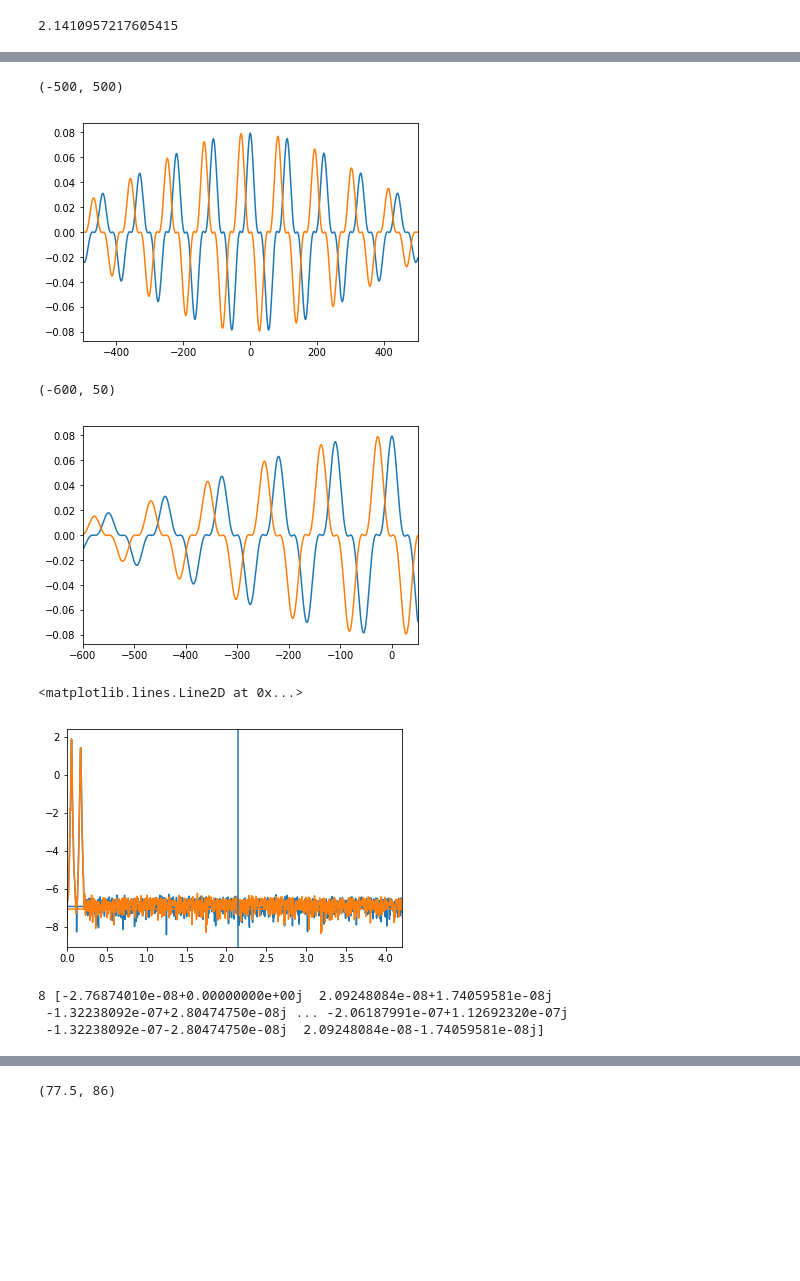
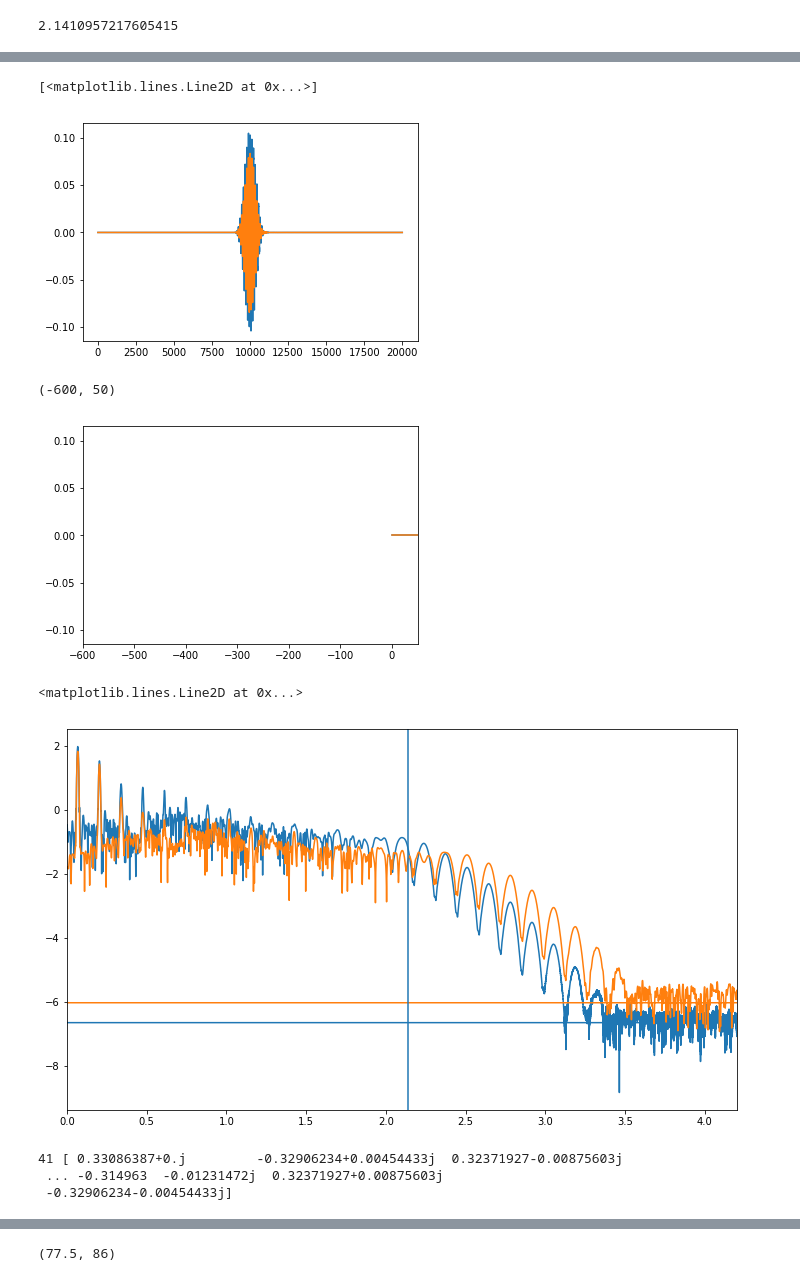
Before and after one commit to hetao2018/Models, a Jupyter notebook: SFA_cb/Plot-Copy1.ipynb, the cells around one changed output, grey strips where cells are left out. Cells and saved outputs as stored; diff of their text form; code cells hidden in the pictures; blank space fills up the shorter version.

```diff
--- a/SFA_cb/Plot-Copy1.ipynb
+++ b/SFA_cb/Plot-Copy1.ipynb
@@ -15,4 +15,7 @@ Up0
 2.1410957217605415
 # %%
 data = loadtxt('./HHG_0.dat' )
-time, Ex, Ey, Ax, Ay, Dx, Dy = data [:, 0], data[:, 1], data[:, 2], data[:, 3], data[:, 4], data[:, 5], data[:, 6]
+time, Ex, Ey, Ax, Ay, Dx, Dy, intA1x, intA1y = data [:, 0], data[:, 1], data[:, 2], data[:, 3], data[:, 4], data[:, 5], data[:, 6], data[:, 7], data[:, 8]
+# %%
+data1 = loadtxt('../HHG_LBY/sfa-mono/data.dat')
+time1, Ex1, Ax1, intA1, D_real, D_imag = data1[:,0], data1[:,1], data1[:,2], data1[:,3], data1[:,4], data1[:,5]
@@ -28,28 +41,29 @@ plot(Ex,Ey)
 # %%
-plot(time, Dx)
 plot(time, Dy)
-xlim(-500,500)
+plot(time, D_real)
+# xlim(-500,500)
 # %% [output]
-(-500, 500)
+[<matplotlib.lines.Line2D at 0x...>]
-[figure, old version]
+[figure, new version]
 # %%
 plot(time, Dx)
 plot(time, Dy)
 xlim(-600,50)
 # %% [output]
 (-600, 50)
-[figure, old version]
+[figure, new version]
 # %%
-frex = fft.fft(2 * Dx)
-frey = fft.fft(2 * Dy)
+figure(figsize=(12,7))
+frex = fft.fft(2 * Dy)
+frey = fft.fft(2 * D_real)
 w = 2* pi* fft.fftfreq(len(time), dt)
 plot(w, log10(abs(frex)))
 plot(w, log10(abs(frey)))
 xlim(0,4.2)
 axvline(Up0)
 # %% [output]
 <matplotlib.lines.Line2D at 0x...>
-[figure, old version]
+[figure, new version]
 # %%
 mul=16*Dx.size
 Dx_ext = np.pad(Dx, (mul, mul), 'constant')
@@ -67,9 +81,9 @@ Dy_thz[(frex.size-con_2):frex.size]=frey[(frex.size-con_2):Dx.size]
 sx=ifft(Dx_thz)
 sy=ifft(Dy_thz)
 # %% [output]
-8 [-2.76874010e-08+0.00000000e+00j  2.09248084e-08+1.74059581e-08j
- -1.32238092e-07+2.80474750e-08j ... -2.06187991e-07+1.12692320e-07j
- -1.32238092e-07-2.80474750e-08j  2.09248084e-08-1.74059581e-08j]
+41 [ 0.33086387+0.j         -0.32906234+0.00454433j  0.32371927-0.00875603j
+ ... -0.314963  -0.01231472j  0.32371927+0.00875603j
+ -0.32906234-0.00454433j]
 # %%
 plot(sy)
 # %% [output]
```
Also changed, not shown: parts of 5 cells of this notebook, 10 other files.
